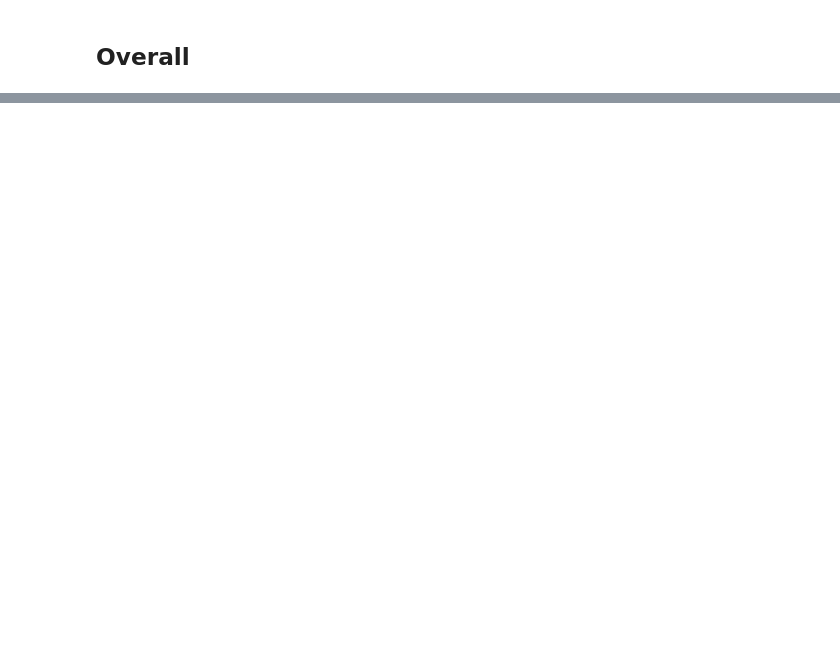
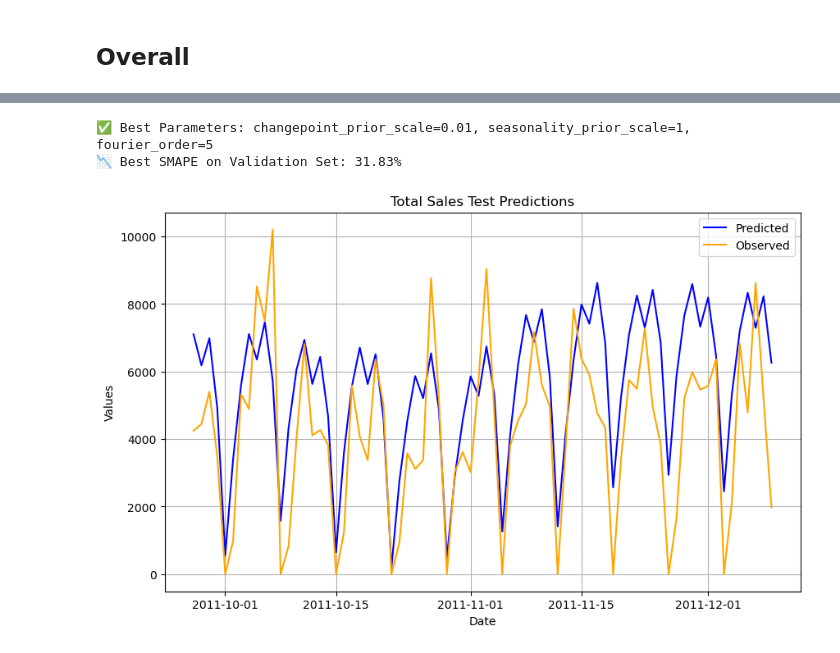
Before and after one commit to luizvalle/ieor4578_project2, a Jupyter notebook: notebooks/prophet/prophet_total.ipynb, the cells around one changed output, grey strips where cells are left out. Saved outputs shown, nothing was run; the diff lists cells and outputs as text; code cells hidden in the pictures; blank space fills up the shorter version.

```diff
--- a/notebooks/prophet/prophet_total.ipynb
+++ b/notebooks/prophet/prophet_total.ipynb
@@ -133,0 +121,14 @@ plt.show()
+# %%
+param_grid = {
+    "changepoint_prior_scale": [0.01, 0.05, 0.1, 0.2, 0.5],
+    "seasonality_prior_scale": [0.05, 0.1, 0.5, 1, 5],
+    "fourier_order": [3, 5, 10]
+}
+
+best_smape = float("inf")
+best_params = None
+best_model = None
+# %%
+train_data = train_data.replace([np.inf, -np.inf], np.nan).dropna()
+validation_data = validation_data.replace([np.inf, -np.inf], np.nan).dropna()
+test_data = test_data.replace([np.inf, -np.inf], np.nan).dropna()
@@ -133,0 +194,22 @@ plt.show()
+# %%
+print(f"\n✅ Best Parameters: changepoint_prior_scale={best_params[0]}, "
+      f"seasonality_prior_scale={best_params[1]}, fourier_order={best_params[2]}")
+print(f"📉 Best SMAPE on Validation Set: {best_smape:.2f}%")
+
+best_test_forecast = best_model.predict(test_data[["ds"]])
+best_validation_forecast = best_model.predict(validation_data[["ds"]])
+# %% [output]
+✅ Best Parameters: changepoint_prior_scale=0.01, seasonality_prior_scale=1, fourier_order=5
+📉 Best SMAPE on Validation Set: 31.83%
+# %%
+plt.figure(figsize=(10, 6))
+plt.plot(pd.to_datetime(test_data['ds']), best_test_forecast['yhat'], label='Predicted', color='blue')
+plt.plot(pd.to_datetime(test_data['ds']), test_data['y'], label='Observed', color='orange')
+plt.xlabel('Date')
+plt.ylabel('Values')
+plt.title('Total Sales Test Predictions')
+plt.legend()
+plt.grid(True)
+plt.show()
+# %% [output]
+[figure, added]
```
Also changed, not shown: parts of 19 cells of this notebook, 9 other files.
